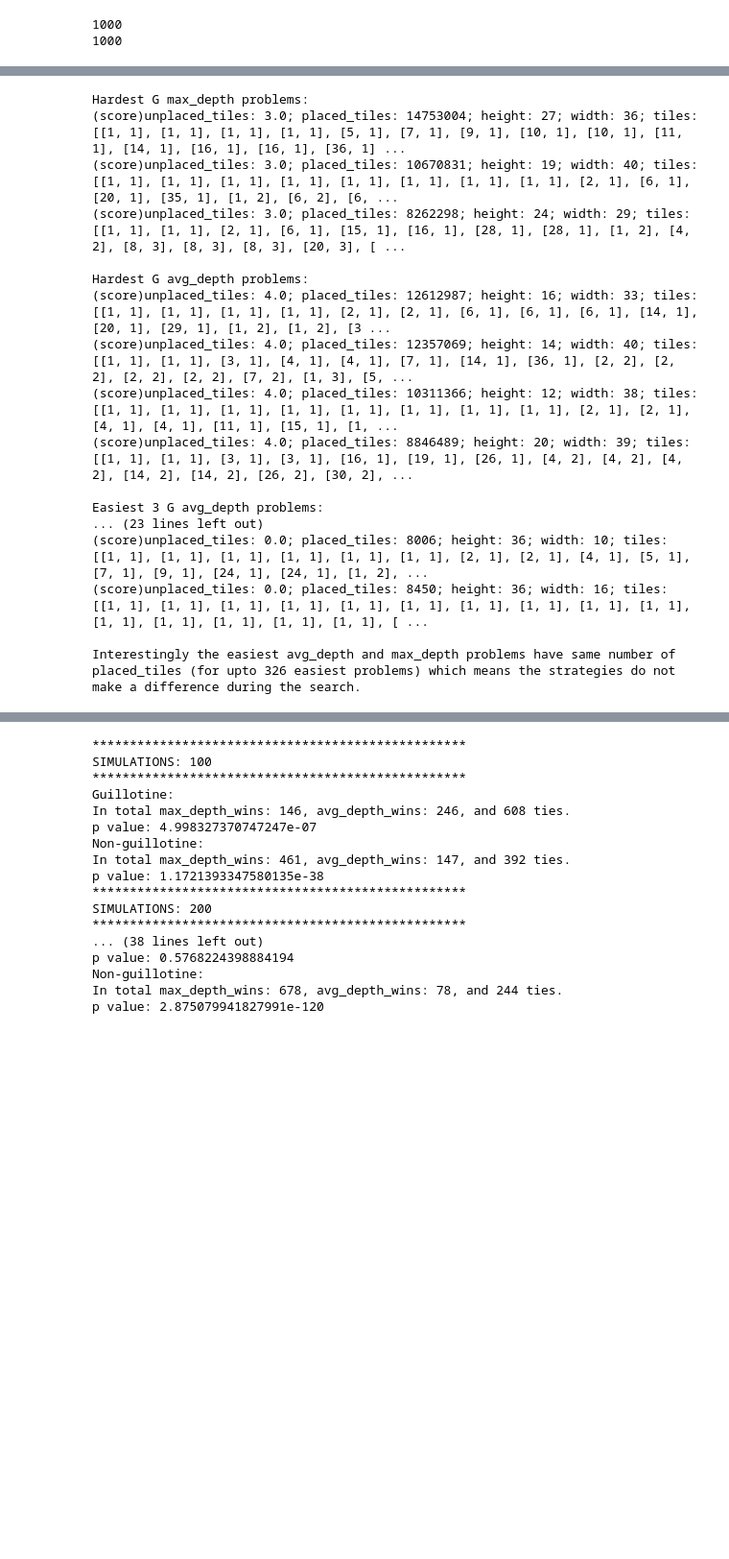
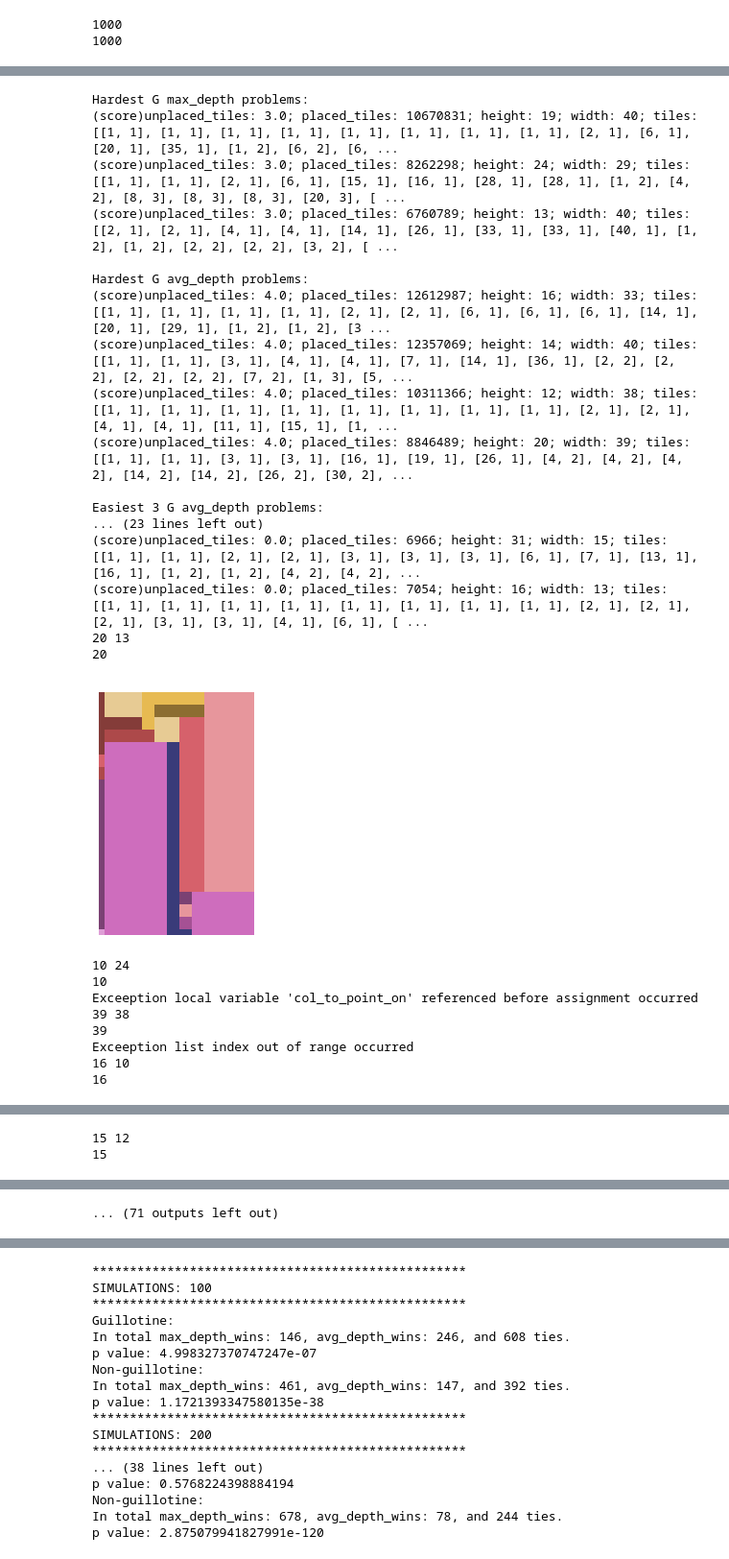
Before and after one commit to igorpejic/visapi, a Jupyter notebook: analsysis.ipynb, the cells around one changed output, grey strips where cells are left out. Shown at 96% size. Saved outputs shown, nothing was run; the diff lists cells and outputs as text; code cells hidden in the pictures; blank space fills up the shorter version.

```diff
--- a/analsysis.ipynb
+++ b/analsysis.ipynb
@@ -459,3 +493,11 @@ G problems with frames that cannot accomodate all tiles both horizontally and ve
+# %%
+def visualize_qs(qs):
+    for p in qs:
+        try:
+            print(p.rows, p.cols)
+            visualize_problem(p.rows, p.cols)
+        except Exception as e:
+            print(f'Exceeption {e} occurred')
 # %%
 '''
 Finding the hardest problems for 5000 simulations
@@ -478,35 +520,56 @@ print_scores(g_max_depth_instances)
 print()
 g_avg_depth_instances = g_avg_depth_instances.filter(score=avg_depth_worst_score).order_by('-n_tiles_placed')
 print('Hardest G avg_depth problems:')
 print_scores(g_avg_depth_instances)
 
 print()
 print('Easiest 3 G avg_depth problems:')
 g_avg_depth_instances = Result.objects.filter(problem_id__in=best_problem_ids, strategy='avg_depth', solution_found=True, **common_args).order_by('n_tiles_placed')
 print_scores(g_avg_depth_instances[:3])
 
 print()
 print('Easiest 3 G max_depth problems:')
 g_max_depth_instances = Result.objects.filter(problem_id__in=best_problem_ids, strategy='max_depth', solution_found=True, **common_args).order_by('n_tiles_placed')
 print_scores(g_max_depth_instances[:20])
+visualize_qs(g_avg_depth_instances[:20])
+
+print()
+print('Hardest solved G max_depth problems:')
+g_max_depth_instances = Result.objects.filter(problem_id__in=best_problem_ids, strategy='max_depth', solution_found=True, score=0, **common_args).order_by('-n_tiles_placed')
+visualize_qs(g_max_depth_instances[:40])
+
+print('*' * 100)
+print('Hardest solved G avg_depth problems:')
+g_max_depth_instances = Result.objects.filter(problem_id__in=best_problem_ids, strategy='avg_depth', solution_found=True, score=0, **common_args).order_by('-n_tiles_placed')
+visualize_qs(g_max_depth_instances[:40])
+
 
 print()
 print('Interestingly the easiest avg_depth and max_depth problems have same number of placed_tiles (for upto 326 easiest problems) which means the strategies do not make a difference during the search.')
 # %% [output]
 Hardest G max_depth problems:
-(score)unplaced_tiles: 3.0; placed_tiles: 14753004; height: 27; width: 36; tiles: [[1, 1], [1, 1], [1, 1], [1, 1], [5, 1], [7, 1], [9, 1], [10, 1], [10, 1], [11, 1], [14, 1], [16, 1], [16, 1], [36, 1] ...
 (score)unplaced_tiles: 3.0; placed_tiles: 10670831; height: 19; width: 40; tiles: [[1, 1], [1, 1], [1, 1], [1, 1], [1, 1], [1, 1], [1, 1], [1, 1], [2, 1], [6, 1], [20, 1], [35, 1], [1, 2], [6, 2], [6, ...
 (score)unplaced_tiles: 3.0; placed_tiles: 8262298; height: 24; width: 29; tiles: [[1, 1], [1, 1], [2, 1], [6, 1], [15, 1], [16, 1], [28, 1], [28, 1], [1, 2], [4, 2], [8, 3], [8, 3], [8, 3], [20, 3], [ ...
+(score)unplaced_tiles: 3.0; placed_tiles: 6760789; height: 13; width: 40; tiles: [[2, 1], [2, 1], [4, 1], [4, 1], [14, 1], [26, 1], [33, 1], [33, 1], [40, 1], [1, 2], [1, 2], [2, 2], [2, 2], [3, 2], [ ...
 
 Hardest G avg_depth problems:
 (score)unplaced_tiles: 4.0; placed_tiles: 12612987; height: 16; width: 33; tiles: [[1, 1], [1, 1], [1, 1], [1, 1], [2, 1], [2, 1], [6, 1], [6, 1], [6, 1], [14, 1], [20, 1], [29, 1], [1, 2], [1, 2], [3 ...
 (score)unplaced_tiles: 4.0; placed_tiles: 12357069; height: 14; width: 40; tiles: [[1, 1], [1, 1], [3, 1], [4, 1], [4, 1], [7, 1], [14, 1], [36, 1], [2, 2], [2, 2], [2, 2], [2, 2], [7, 2], [1, 3], [5, ...
 (score)unplaced_tiles: 4.0; placed_tiles: 10311366; height: 12; width: 38; tiles: [[1, 1], [1, 1], [1, 1], [1, 1], [1, 1], [1, 1], [1, 1], [1, 1], [2, 1], [2, 1], [4, 1], [4, 1], [11, 1], [15, 1], [1, ...
 (score)unplaced_tiles: 4.0; placed_tiles: 8846489; height: 20; width: 39; tiles: [[1, 1], [1, 1], [3, 1], [3, 1], [16, 1], [19, 1], [26, 1], [4, 2], [4, 2], [4, 2], [14, 2], [14, 2], [26, 2], [30, 2], ...
 
 Easiest 3 G avg_depth problems:
 ... (23 lines left out)
-(score)unplaced_tiles: 0.0; placed_tiles: 8006; height: 36; width: 10; tiles: [[1, 1], [1, 1], [1, 1], [1, 1], [1, 1], [1, 1], [2, 1], [2, 1], [4, 1], [5, 1], [7, 1], [9, 1], [24, 1], [24, 1], [1, 2], ...
-(score)unplaced_tiles: 0.0; placed_tiles: 8450; height: 36; width: 16; tiles: [[1, 1], [1, 1], [1, 1], [1, 1], [1, 1], [1, 1], [1, 1], [1, 1], [1, 1], [1, 1], [1, 1], [1, 1], [1, 1], [1, 1], [1, 1], [ ...
-
-Interestingly the easiest avg_depth and max_depth problems have same number of placed_tiles (for upto 326 easiest problems) which means the strategies do not make a difference during the search.
+(score)unplaced_tiles: 0.0; placed_tiles: 6966; height: 31; width: 15; tiles: [[1, 1], [1, 1], [2, 1], [2, 1], [3, 1], [3, 1], [3, 1], [6, 1], [7, 1], [13, 1], [16, 1], [1, 2], [1, 2], [4, 2], [4, 2], ...
+(score)unplaced_tiles: 0.0; placed_tiles: 7054; height: 16; width: 13; tiles: [[1, 1], [1, 1], [1, 1], [1, 1], [1, 1], [1, 1], [1, 1], [1, 1], [2, 1], [2, 1], [2, 1], [3, 1], [3, 1], [4, 1], [6, 1], [ ...
+20 13
+20
+[figure, added]
+10 24
+10
+Exceeption local variable 'col_to_point_on' referenced before assignment occurred
+39 38
+39
+Exceeption list index out of range occurred
+16 10
+16
@@ -512,0 +577,2 @@ Interestingly the easiest avg_depth and max_depth problems have same number of p
+15 12
+15
@@ -513,3 +617,4 @@ Interestingly the easiest avg_depth and max_depth problems have same number of p
+... (71 outputs left out)
 # %%
 common_args = {'problem_generator': 'florian', 'improved_sel': True, 'n_simulations': 5000, 'their_id__in':best_their_ids}
 
```
Also changed, not shown: parts of 10 cells of this notebook.
